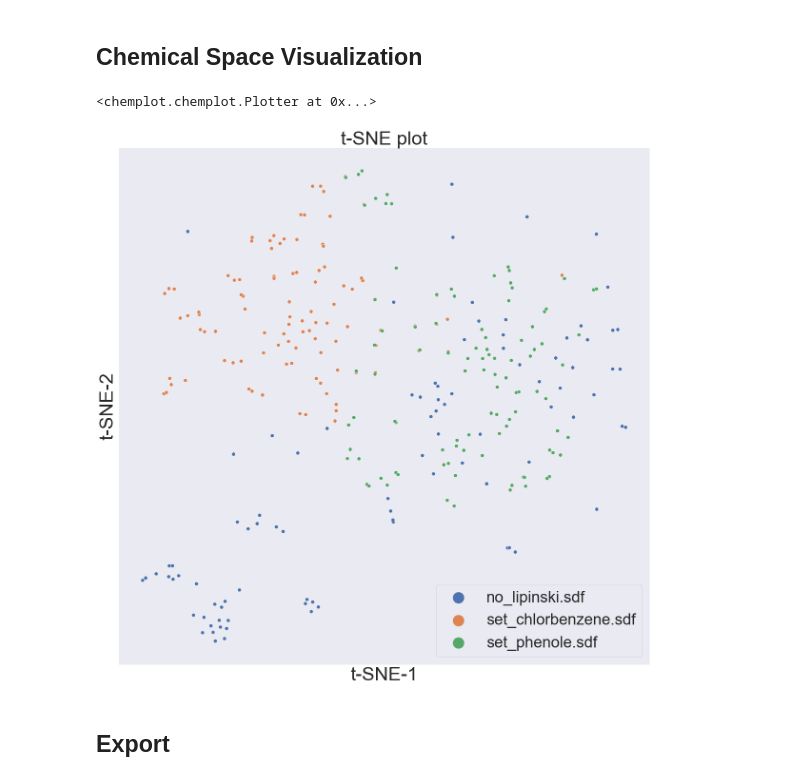
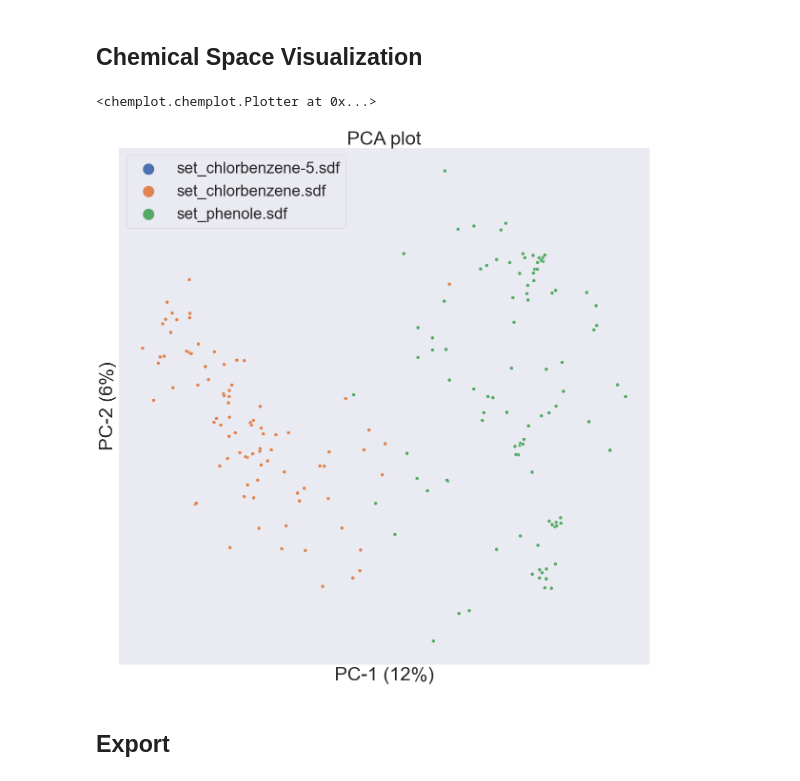
Before and after one commit to Steinbeck-Lab/ChemIcal-DatasEt-comparatoR, a Jupyter notebook: Workflow/CIDER_Workflow.ipynb, the cells around one changed output. Cells and saved outputs as stored; diff of their text form; code cells hidden in the pictures.

```diff
--- a/Workflow/CIDER_Workflow.ipynb
+++ b/Workflow/CIDER_Workflow.ipynb
@@ -7,2 +19,2 @@ cider = ChemicalDatasetComparator()
 # %%
-testdict = cider.import_as_data_dict('data2')
+testdict = cider.import_as_data_dict('data')
@@ -217,10 +298,10 @@ lp = cider.lipinski_plot(testdict)
 # %% [markdown]
 ## Chemical Space Visualization
 # %%
-cider.chemical_space_visualization(testdict, fp_bits = 1024, dimension_reduction = 'tsne', interactive = False)
+cider.chemical_space_visualization(testdict, fp_bits = 1024, dimension_reduction = 'pca', interactive = False)
 # %% [output]
 <chemplot.chemplot.Plotter at 0x...>
-[figure, old version]
+[figure, new version]
 # %% [markdown]
 ## Export
 # %%
```
Also changed, not shown: parts of 51 cells of this notebook, 1 other file.
